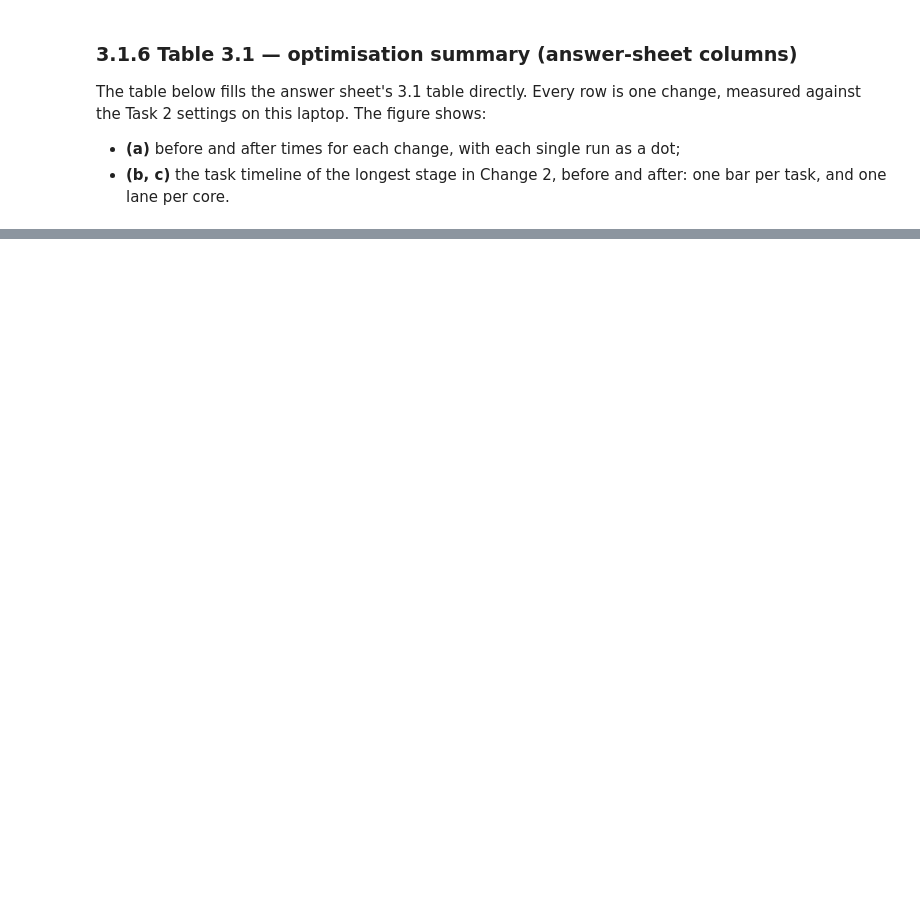
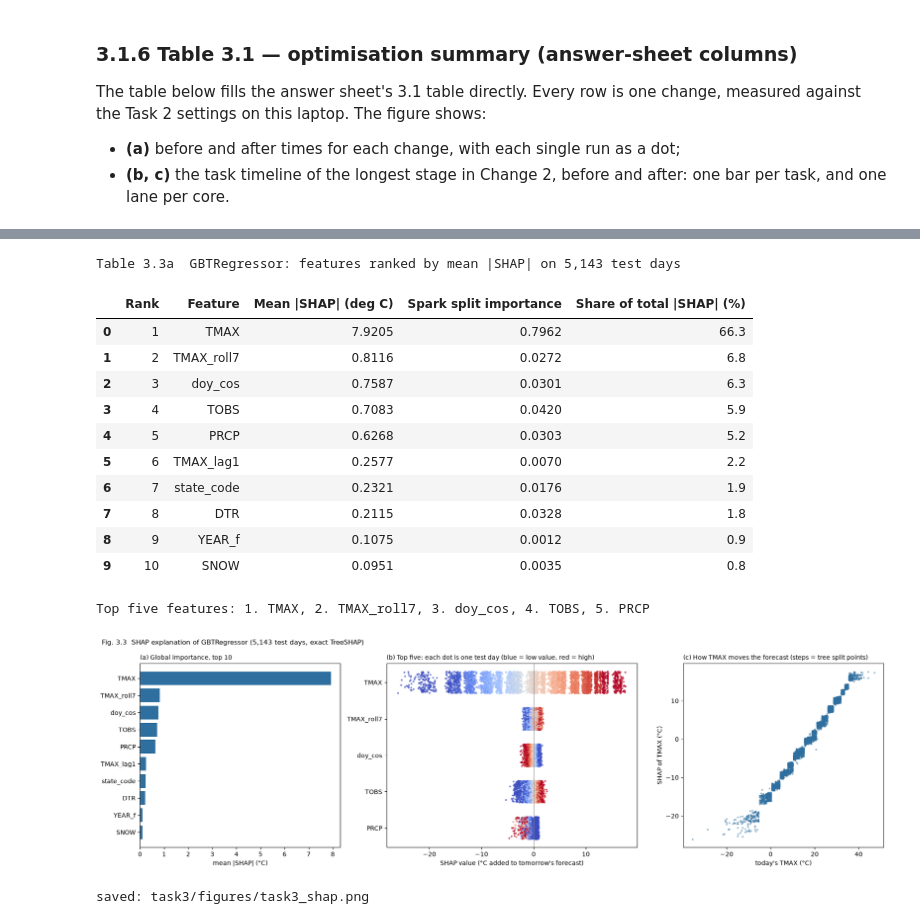
Before and after one commit to manish12s1/Big_ML_data_OF_CLIMATE, a Jupyter notebook: notebooks/task3.ipynb, the cells around one changed output, grey strips where cells are left out. Drawn from its saved outputs; the diff is of its cells as text; code cells hidden in the pictures; blank space fills up the shorter version.

```diff
--- a/notebooks/task3.ipynb
+++ b/notebooks/task3.ipynb
@@ -927,0 +1425,73 @@ saved: results/task3.json [optimisation]
+# %%
+# ==============================================================================
+# 3.3.2  Top features: mean |SHAP| (state one-hots grouped), with Spark's own importance for comparison
+## AI: grouping, ranking table and beeswarm/dependence plots written with AI assistance
+# ==============================================================================
+NUM = list(imp_m.getInputCols())                                     # the 14 numeric features
+N_NUM = len(NUM)
+STATE_COLS = list(range(N_NUM, X_EX.shape[1]))                      # the one-hot state block
+SHAP_FEAT = {c: PHI[:, i] for i, c in enumerate(NUM)}
+SHAP_FEAT["state_code"] = PHI[:, STATE_COLS].sum(axis=1)             # EXPLAIN: SHAP values add, so a group = their sum
+spark_imp = tree_model.featureImportances.toArray()
+SPARK_IMP = {c: float(spark_imp[i]) for i, c in enumerate(NUM)}
+SPARK_IMP["state_code"] = float(spark_imp[STATE_COLS].sum())
+std_all = t1_prep.stages[-1].std.toArray()
+
+SHAP_TABLE = (pd.DataFrame({"Feature": list(SHAP_FEAT),
+                            "Mean |SHAP| (deg C)": [float(np.abs(v).mean()) for v in SHAP_FEAT.values()],
+                            "Spark split importance": [SPARK_IMP[c] for c in SHAP_FEAT]})
+              .sort_values("Mean |SHAP| (deg C)", ascending=False).reset_index(drop=True))
+SHAP_TABLE.insert(0, "Rank", range(1, len(SHAP_TABLE) + 1))
+SHAP_TABLE["Share of total |SHAP| (%)"] = (100 * SHAP_TABLE["Mean |SHAP| (deg C)"]
+                                            / SHAP_TABLE["Mean |SHAP| (deg C)"].sum()).round(1)
+SHAP_TABLE = SHAP_TABLE.round(4)
+TOP5 = list(SHAP_TABLE["Feature"].head(5))
+show(SHAP_TABLE.head(10), f"Table 3.3a  {EXPLAINED}: features ranked by mean |SHAP| on {len(X_EX):,} test days")
+SHAP_TABLE.to_csv(RES_DIR / "task3_shap_importance.csv", index=False)
+print("Top five features:", ", ".join(f"{i}. {f}" for i, f in enumerate(TOP5, 1)))
+
+
+def raw_value(feature):
+    """Feature value in its own units (the model sees value / training SD)."""
+    i = NUM.index(feature)
+    return X_EX[:, i] * std_all[i]
+
+
+fig, axes = plt.subplots(1, 3, figsize=(18, 5.4), gridspec_kw={"width_ratios": [1, 1.25, 1]})
+top10 = SHAP_TABLE.head(10).iloc[::-1]
+axes[0].barh(top10["Feature"], top10["Mean |SHAP| (deg C)"], color="#2f6f9f")
+axes[0].set_xlabel("mean |SHAP| (°C)"); axes[0].set_title("(a) Global importance, top 10", loc="left", fontsize=10)
+rng = np.random.default_rng(SEED)
+for row, f in enumerate(TOP5[::-1]):
+    vals = SHAP_FEAT[f]
+    colour = raw_value(f) if f in NUM else np.zeros(len(vals))
+    lo, hi = np.nanpercentile(colour, [5, 95]) if f in NUM else (0, 1)
+    axes[1].scatter(vals, row + rng.uniform(-0.3, 0.3, len(vals)), c=np.clip(colour, lo, hi), cmap="coolwarm",
+                         s=4, alpha=0.6)
+axes[1].set_yticks(range(5), TOP5[::-1]); axes[1].axvline(0, color="grey", lw=0.8)
+axes[1].set_xlabel("SHAP value (°C added to tomorrow's forecast)")
+axes[1].set_title("(b) Top five: each dot is one test day (blue = low value, red = high)", loc="left", fontsize=10)
+t_raw = raw_value("TMAX")
+axes[2].scatter(t_raw, SHAP_FEAT["TMAX"], s=4, alpha=0.4, color="#2f6f9f")
+axes[2].set_xlabel("today's TMAX (°C)"); axes[2].set_ylabel("SHAP of TMAX (°C)")
+axes[2].set_title("(c) How TMAX moves the forecast (steps = tree split points)", loc="left", fontsize=10)
+fig.suptitle(f"Fig. 3.3  SHAP explanation of {EXPLAINED} ({len(X_EX):,} test days, exact TreeSHAP)", x=0.01, ha="left",
+             fontsize=11)
+fig.tight_layout(); fig.savefig(FIG_DIR / "task3_shap.png", dpi=150, bbox_inches="tight"); plt.show()
+print("saved:", rel(FIG_DIR / "task3_shap.png"))
+# %% [output]
+Table 3.3a  GBTRegressor: features ranked by mean |SHAP| on 5,143 test days
+|  | Rank | Feature | Mean |SHAP| (deg C) | Spark split importance | Share of total |SHAP| (%) |
+| 0 | 1 | TMAX | 7.9205 | 0.7962 | 66.3 |
+| 1 | 2 | TMAX_roll7 | 0.8116 | 0.0272 | 6.8 |
+| 2 | 3 | doy_cos | 0.7587 | 0.0301 | 6.3 |
+| 3 | 4 | TOBS | 0.7083 | 0.0420 | 5.9 |
+| 4 | 5 | PRCP | 0.6268 | 0.0303 | 5.2 |
+| 5 | 6 | TMAX_lag1 | 0.2577 | 0.0070 | 2.2 |
+| 6 | 7 | state_code | 0.2321 | 0.0176 | 1.9 |
+| 7 | 8 | DTR | 0.2115 | 0.0328 | 1.8 |
+| 8 | 9 | YEAR_f | 0.1075 | 0.0012 | 0.9 |
+| 9 | 10 | SNOW | 0.0951 | 0.0035 | 0.8 |
+Top five features: 1. TMAX, 2. TMAX_roll7, 3. doy_cos, 4. TOBS, 5. PRCP
+[figure, added]
+saved: task3/figures/task3_shap.png
```
Also changed, not shown: parts of 15 cells of this notebook, 3 other files.
